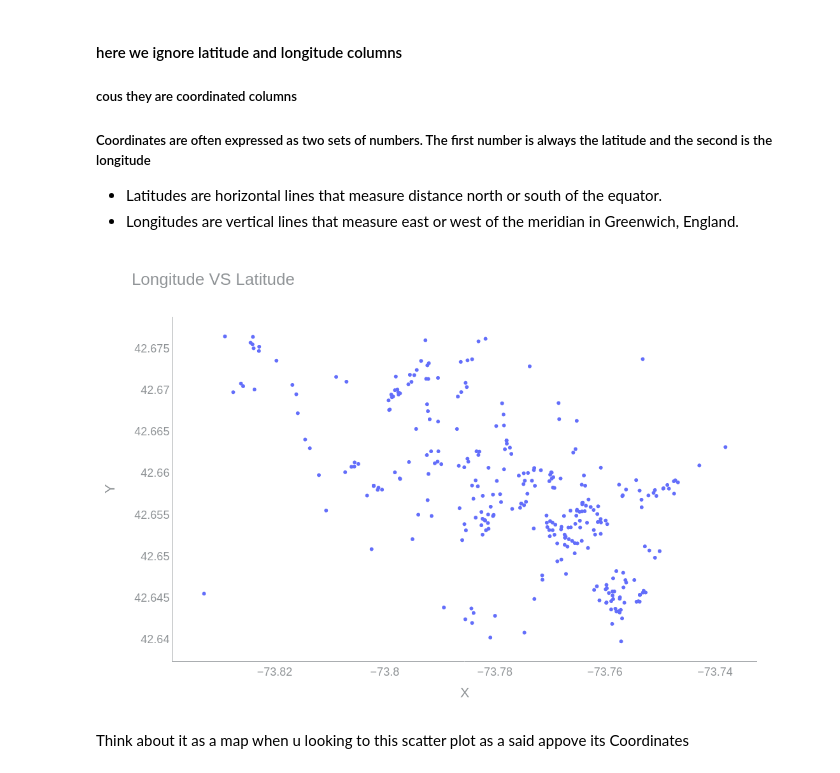
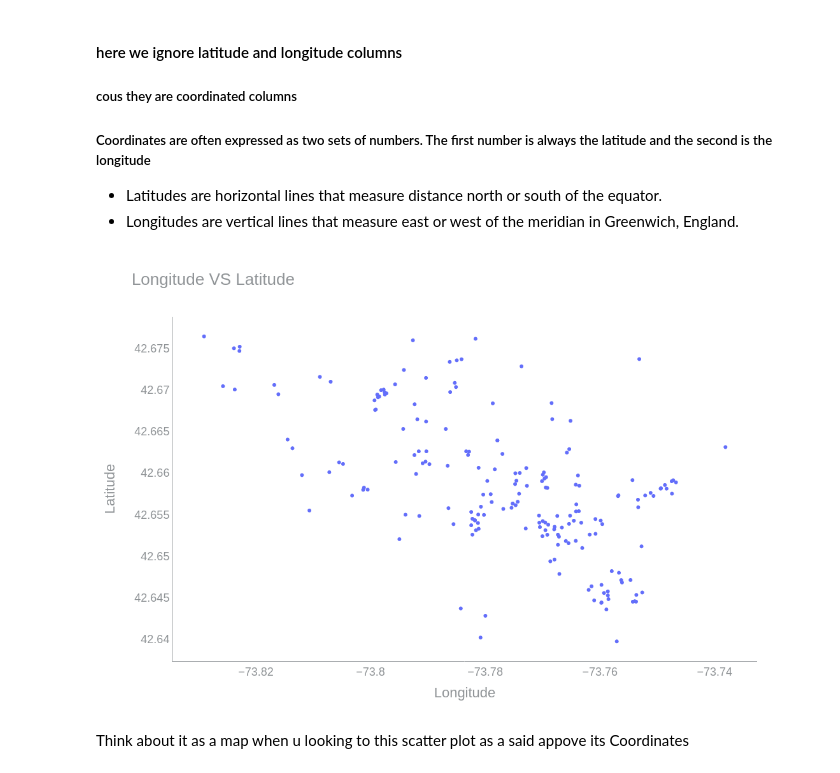
Before and after one commit to ABDULLAHHG/Airbnb-Listing, a Jupyter notebook: Airbnb 2024 EDA.ipynb, the cells around one changed output. Saved outputs shown, nothing was run; the diff lists cells and outputs as text; code cells hidden in the pictures.

```diff
--- a/Airbnb 2024 EDA.ipynb
+++ b/Airbnb 2024 EDA.ipynb
@@ -257,7 +257,7 @@ dtype: int64
 # %% [markdown]
 #### for now we will drop them
 # %%
-# data_without_outliers = data_without_outliers.dropna()
+data_without_outliers = data_without_outliers.dropna()
 # %%
 for col in df.columns:
     print(f"Number of unique values in column {col} is : {data_without_outliers[col].nunique()}")
@@ -374,25 +386,25 @@ its a huge diffrent
 # %%
 fig = go.Figure()
 
 
 fig.add_trace(go.Scatter(x = data_without_outliers.longitude, y = data_without_outliers.latitude,
                         mode = "markers",
                         ))
 
 
 fig.update_layout(plot_bgcolor = "white",
                  font = dict(color = "#909497", size = 18),
                  title = dict(text = "Longitude VS Latitude", font = dict(size = 26)),
-                 xaxis = dict(title = "X", linecolor = "#909497"),
-                 yaxis = dict(title = "Y", tickformat = ",", linecolor = "#909497"),
+                 xaxis = dict(title = "Longitude", linecolor = "#909497"),
+                 yaxis = dict(title = "Latitude", tickformat = ",", linecolor = "#909497"),
                  margin = dict(t = 100, r = 80, b = 80, l = 120),
                  height = 720,
                  width = 1000)
 
 
 fig.show()
 # %% [output]
-[figure, old version]
+[figure, new version]
 # %% [markdown]
 Think about it as a map when u looking to this scatter plot
 as a said appove its Coordinates
```
Also changed, not shown: parts of 15 cells of this notebook.
